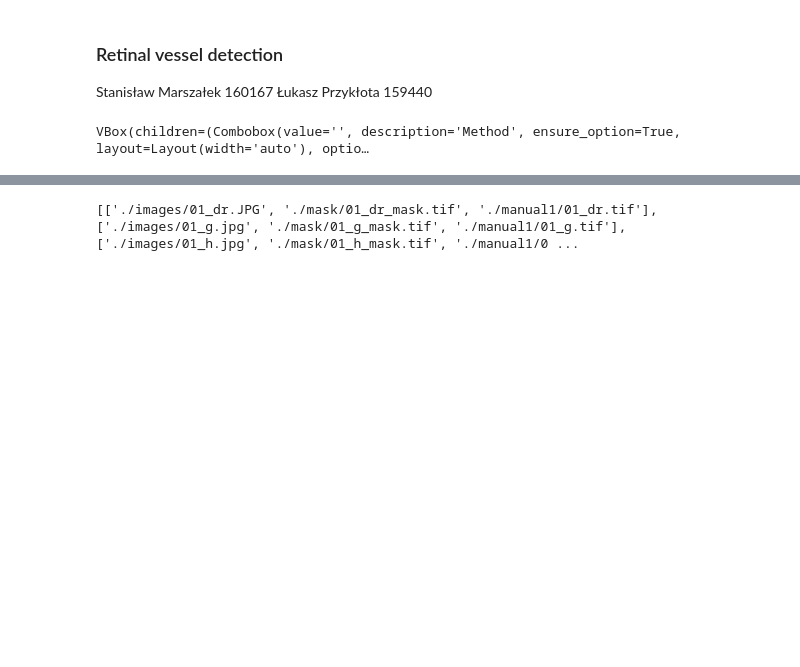
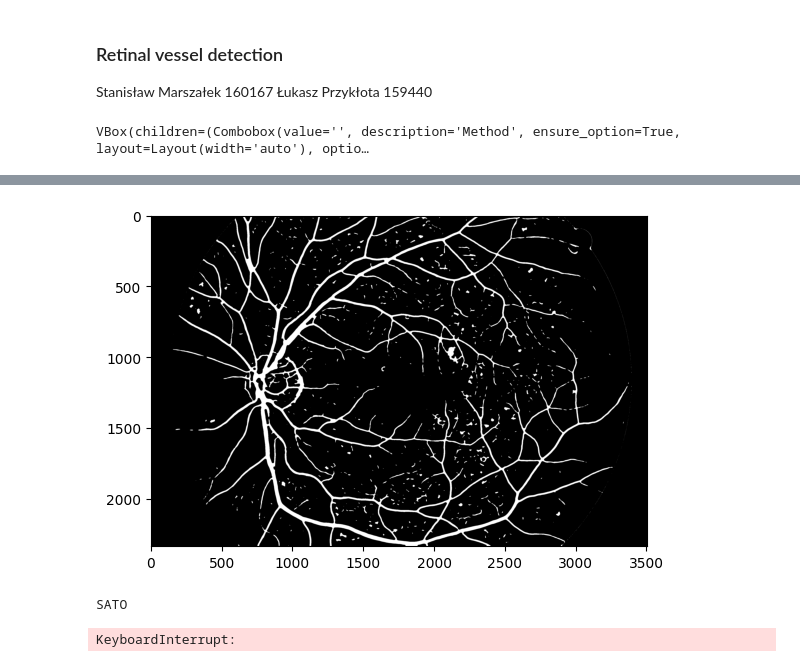
Before and after one commit to StanislawMarszalek/segmentation-of-fundus-images, a Jupyter notebook: main.ipynb, the cells around one changed output, grey strips where cells are left out. Drawn from its saved outputs; the diff is of its cells as text; code cells hidden in the pictures; blank space fills up the shorter version.

Commit message:
Add GUI for choosing model form ML and DL

```diff
--- a/main.ipynb
+++ b/main.ipynb
@@ -56,22 +120,57 @@ VBox(children=(Combobox(value='', description='Method', ensure_option=True, layo
 # %%
 if method.value!="" and images.value!=():
     data=[[str(image_path)] for image_path in images.value]
     #Looking for FOV paths
     for single_list in data:
         name=single_list[0].replace(INPUT_DIR+"/","").replace(".jpg","").replace(".JPG","")
         for fov_path in mask_images:
             if name in fov_path:
                 single_list.append(fov_path)
                 break
         else:
             raise ValueError("FOV musk not found\nPlease check if the FOV mask is in `mask` directory\n and if its name suits the naming pattern")
 
         if show_confussion_matrix.value:
             for expert_path in manual_images:
                 if name in expert_path:
                     single_list.append(expert_path)
                     break
             else:
                 raise ValueError("Expert musk not found\nPlease check if the expert mask is in `manual1` directory\n and if its name suits the naming pattern")
+
+    for single_list in data:
+        img=read_img(single_list[0])
+        fov_mask=read_img(single_list[1])
+
+
+
+
+        if method.value== "Sato filtr":
+            img_copy=deepcopy(img)
+            vessels=classic_vessel_segmentation(img,fov_mask,threshold=0.009)
+            print("SATO")
+
+        elif method.value=="Random Forrest Model":
+            img_copy=deepcopy(img)
+            print("Forrest")
+
+        elif method.value=="UNet (Neural Network)":
+            if len(fov_mask.shape)>1:
+                fov_mask=fov_mask[:,:,1]
+
+            img = np.transpose(img, (2, 0, 1))          # HWC -> CHW
+            img = np.expand_dims(img, axis=0)           # CHW -> NCHW
+            img_copy=deepcopy(img)
+
+            print("Unet")
+
+        if show_confussion_matrix.value:
+            expert_mask=read_img(single_list[2])
+            expert_mask=np.where(expert_mask>0,1,0).astype(np.uint8)
+            if method.value=="UNet (Neural Network)":
+                #TODO zrobic tutaj resize na 512 na 512
+                pass
 # %% [output]
+[figure, added]
-[['./images/01_dr.JPG', './mask/01_dr_mask.tif', './manual1/01_dr.tif'], ['./images/01_g.jpg', './mask/01_g_mask.tif', './manual1/01_g.tif'], ['./images/01_h.jpg', './mask/01_h_mask.tif', './manual1/0 ...
+SATO
+KeyboardInterrupt:
```
Also changed, not shown: parts of 2 cells of this notebook.
